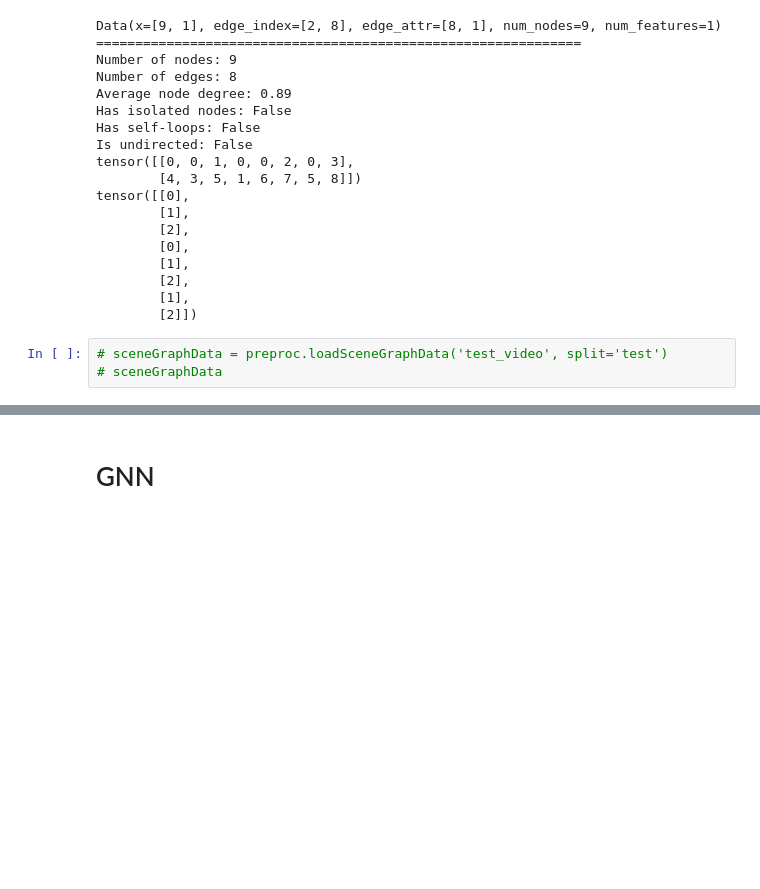
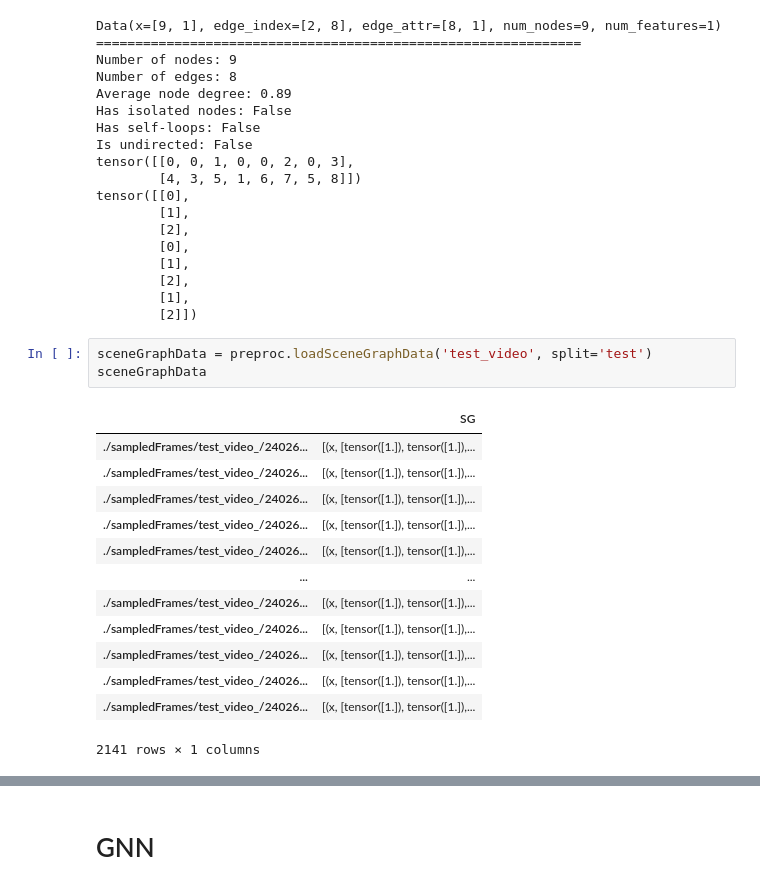
Before and after one commit to ashmitchamoli/Distracted-Driving-Detection, a Jupyter notebook: simple_gnn.ipynb, the cells around one changed output, grey strips where cells are left out. Cells and saved outputs as stored; diff of their text form; blank space fills up the shorter version.

```diff
--- a/simple_gnn.ipynb
+++ b/simple_gnn.ipynb
@@ -61,6 +61,20 @@ tensor([[0],
         [1],
         [2]])
 # %%
-# sceneGraphData = preproc.loadSceneGraphData('test_video', split='test')
-# sceneGraphData
+sceneGraphData = preproc.loadSceneGraphData('test_video', split='test')
+sceneGraphData
+# %% [output]
+|  | SG |
+| ./sampledFrames/test_video_/24026... | [(x, [tensor([1.]), tensor([1.]),... |
+| ./sampledFrames/test_video_/24026... | [(x, [tensor([1.]), tensor([1.]),... |
+| ./sampledFrames/test_video_/24026... | [(x, [tensor([1.]), tensor([1.]),... |
+| ./sampledFrames/test_video_/24026... | [(x, [tensor([1.]), tensor([1.]),... |
+| ./sampledFrames/test_video_/24026... | [(x, [tensor([1.]), tensor([1.]),... |
+| ... | ... |
+| ./sampledFrames/test_video_/24026... | [(x, [tensor([1.]), tensor([1.]),... |
+| ./sampledFrames/test_video_/24026... | [(x, [tensor([1.]), tensor([1.]),... |
+| ./sampledFrames/test_video_/24026... | [(x, [tensor([1.]), tensor([1.]),... |
+| ./sampledFrames/test_video_/24026... | [(x, [tensor([1.]), tensor([1.]),... |
+| ./sampledFrames/test_video_/24026... | [(x, [tensor([1.]), tensor([1.]),... |
+2141 rows × 1 columns
 # %%
```
Also changed, not shown: parts of 5 cells of this notebook, 2 other files.
